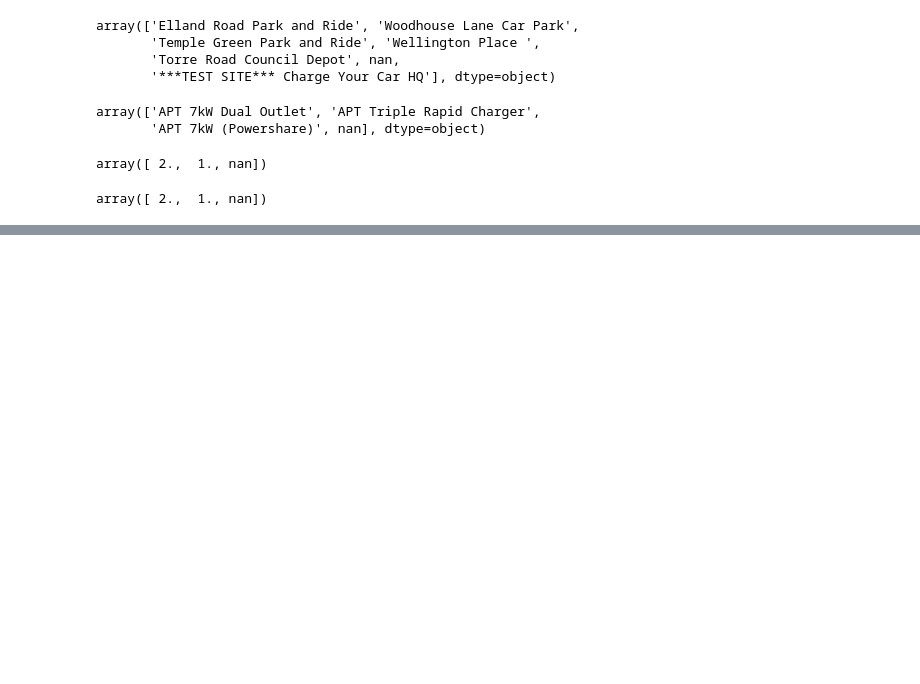
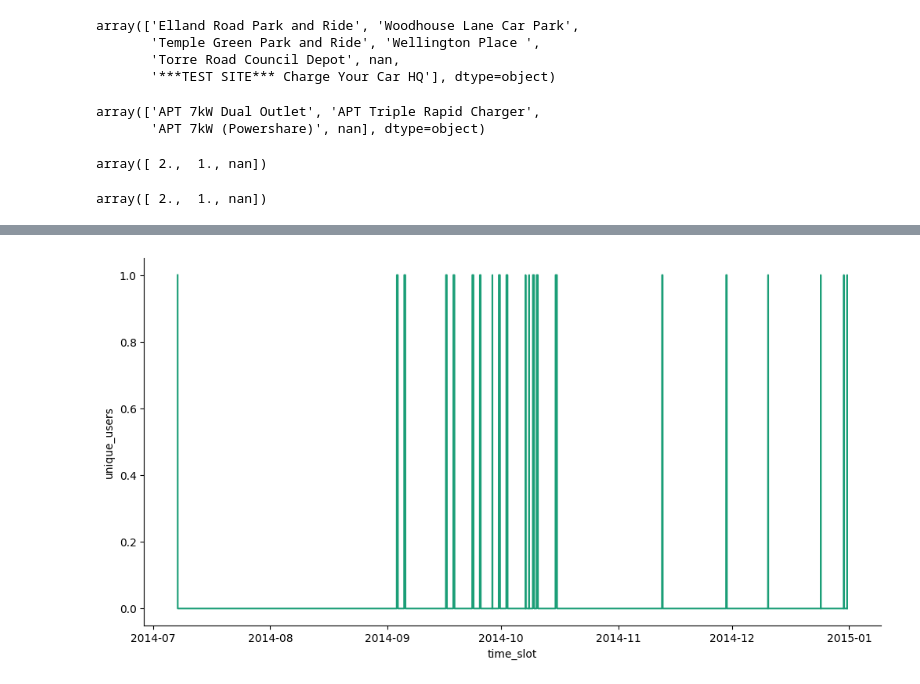
Before and after one commit to Luke-zm/ev_charge_ana, a Jupyter notebook: ev_charging_eda.ipynb, the cells around one changed output, grey strips where cells are left out. Cells and saved outputs as stored; diff of their text form; code cells hidden in the pictures; blank space fills up the shorter version.

```diff
--- a/ev_charging_eda.ipynb
+++ b/ev_charging_eda.ipynb
@@ -72,0 +125,6 @@ array([ 2.,  1., nan])
+# %%
+# Extract year from start_datetime column
+df['year'] = df['start_datetime'].dt.year
+
+# Group by the year
+df.groupby('year').size()
@@ -72,0 +142,4 @@ array([ 2.,  1., nan])
+# %%
+# Get a subset of 2014 at Torre Road to use as test case
+df_2014 = df.loc[df['start_datetime'].dt.year < 2015]
+df_2014.tail()
@@ -72,0 +153,3 @@ array([ 2.,  1., nan])
+# %%
+df_2014_torre = df_2014.loc[df_2014["site"]=='Elland Road Park and Ride']
+df_2014_torre
@@ -72,0 +214,2 @@ array([ 2.,  1., nan])
+# %%
+res_df = get_unique_users_per_timeslot(df_2014_torre.copy(deep=True))
@@ -72,0 +309,20 @@ array([ 2.,  1., nan])
+# %%
+from matplotlib import pyplot as plt
+import seaborn as sns
+def _plot_series(series, series_name, series_index=0):
+  from matplotlib import pyplot as plt
+  import seaborn as sns
+  palette = list(sns.palettes.mpl_palette('Dark2'))
+  xs = series['time_slot']
+  ys = series['unique_users']
+
+  plt.plot(xs, ys, label=series_name, color=palette[series_index % len(palette)])
+
+fig, ax = plt.subplots(figsize=(10, 5.2), layout='constrained')
+df_sorted = res_df.sort_values('time_slot', ascending=True)
+_plot_series(df_sorted, '')
+sns.despine(fig=fig, ax=ax)
+plt.xlabel('time_slot')
+_ = plt.ylabel('unique_users')
+# %% [output]
+[figure, added]
```
Also changed, not shown: parts of 18 cells of this notebook.
